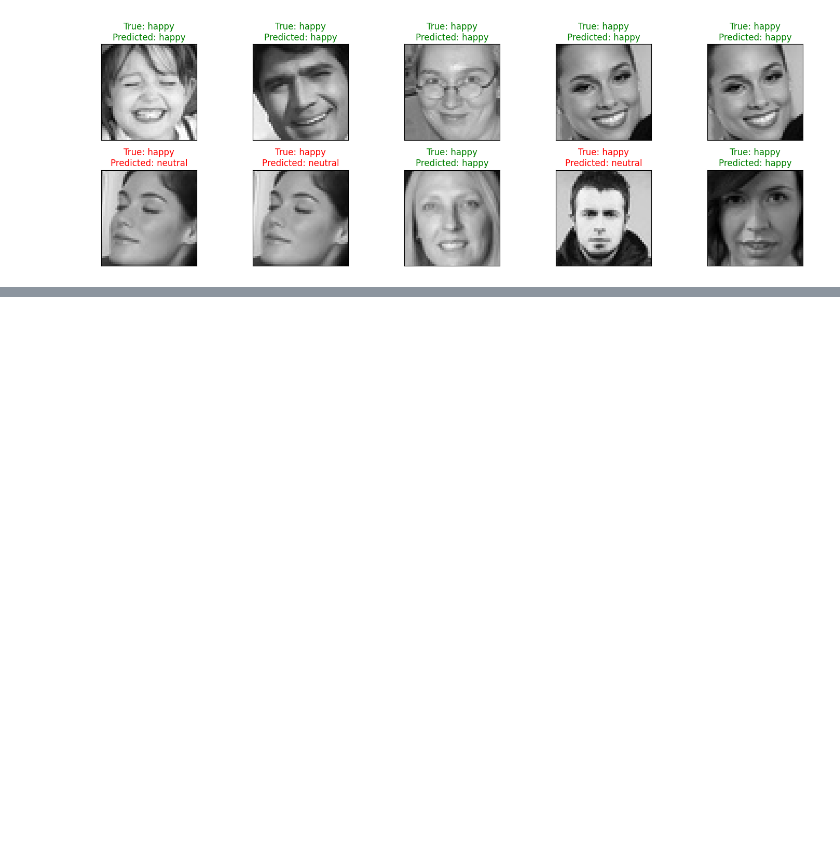
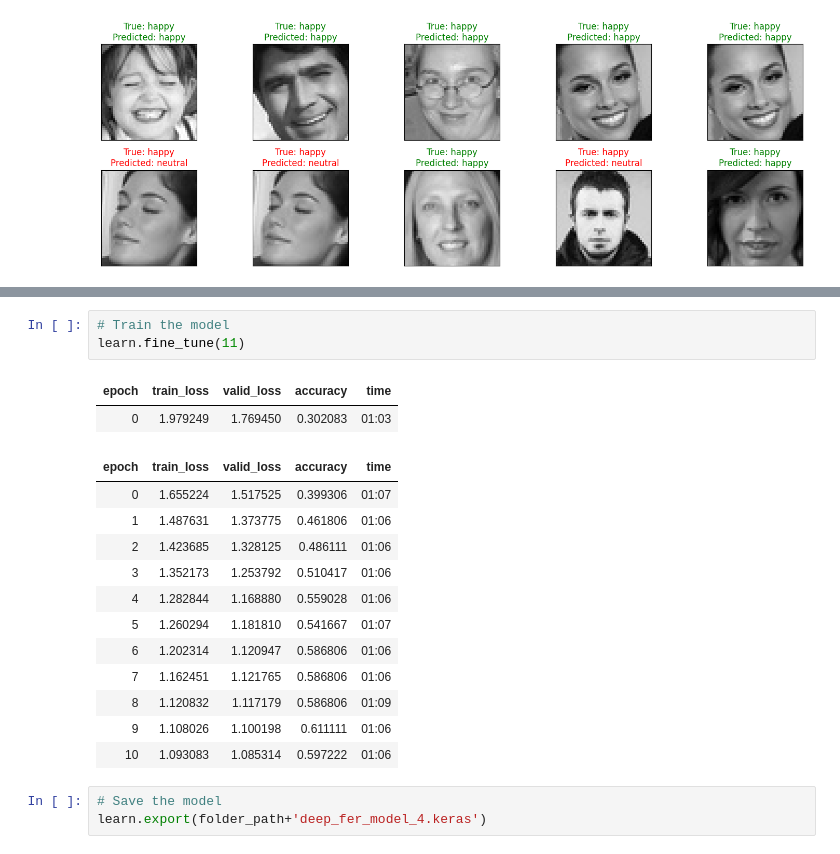
Before and after one commit to Rajesh1505/Capstone_Project_Deep_Learning_for_Computer_Vision, a Jupyter notebook: Capstone_Project_Deep_Learning_for_Computer_Vision.ipynb, the cells around one changed output, grey strips where cells are left out. Drawn from its saved outputs; the diff is of its cells as text; blank space fills up the shorter version.

Commit message:
Model - 4

```diff
--- a/Capstone_Project_Deep_Learning_for_Computer_Vision.ipynb
+++ b/Capstone_Project_Deep_Learning_for_Computer_Vision.ipynb
@@ -801,0 +839,21 @@ plt.show()
+# %%
+# Train the model
+learn.fine_tune(11)
+# %% [output]
+| epoch | train_loss | valid_loss | accuracy | time |
+| 0 | 1.979249 | 1.769450 | 0.302083 | 01:03 |
+| epoch | train_loss | valid_loss | accuracy | time |
+| 0 | 1.655224 | 1.517525 | 0.399306 | 01:07 |
+| 1 | 1.487631 | 1.373775 | 0.461806 | 01:06 |
+| 2 | 1.423685 | 1.328125 | 0.486111 | 01:06 |
+| 3 | 1.352173 | 1.253792 | 0.510417 | 01:06 |
+| 4 | 1.282844 | 1.168880 | 0.559028 | 01:06 |
+| 5 | 1.260294 | 1.181810 | 0.541667 | 01:07 |
+| 6 | 1.202314 | 1.120947 | 0.586806 | 01:06 |
+| 7 | 1.162451 | 1.121765 | 0.586806 | 01:06 |
+| 8 | 1.120832 | 1.117179 | 0.586806 | 01:09 |
+| 9 | 1.108026 | 1.100198 | 0.611111 | 01:06 |
+| 10 | 1.093083 | 1.085314 | 0.597222 | 01:06 |
+# %%
+# Save the model
+learn.export(folder_path+'deep_fer_model_4.keras')
```
Also changed, not shown: parts of 13 cells of this notebook.
